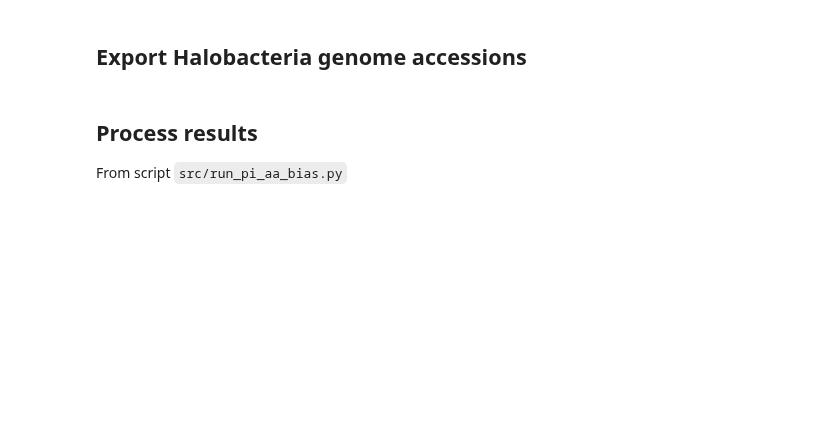
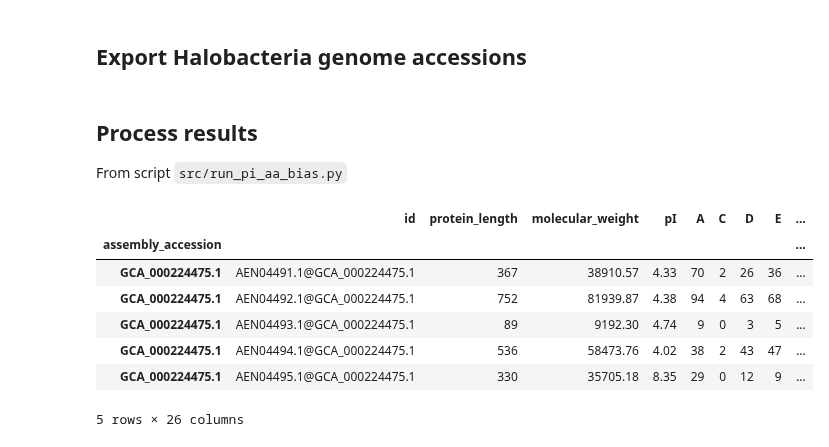
Before and after one commit to srom/archaea-vs-bacteria, a Jupyter notebook: notebook/halobacteria_bias.ipynb, the cells around one changed output. Drawn from its saved outputs; the diff is of its cells as text; code cells hidden in the pictures; blank space fills up the shorter version.

```diff
--- a/notebook/halobacteria_bias.ipynb
+++ b/notebook/halobacteria_bias.ipynb
@@ -37,3 +59,29 @@ pd.DataFrame.from_dict({
 ## Process results
 
 From script `src/run_pi_aa_bias.py`
+# %%
+bias_df = pd.read_csv(data_folder / 'halobacteria_bias' / 'Halobacteria_proteins_pI_aa.csv.gz')
+bias_df['assembly_accession'] = bias_df['id'].apply(lambda v: v.split('@')[1])
+bias_df = pd.merge(
+    bias_df,
+    signalp[['id', 'signal_peptide']],
+    on='id',
+    how='left',
+)
+bias_df = pd.merge(
+    bias_df,
+    pgh_proteins[['id', 'pgh_architecture']],
+    on='id',
+    how='left',
+)
+bias_df = bias_df.sort_values(['assembly_accession', 'id']).set_index('assembly_accession')
+bias_df.head()
+# %% [output]
+|  | id | protein_length | molecular_weight | pI | A | C | D | E | ... |
+| assembly_accession |  |  |  |  |  |  |  |  | ... |
+| GCA_000224475.1 | AEN04491.1@GCA_000224475.1 | 367 | 38910.57 | 4.33 | 70 | 2 | 26 | 36 | ... |
+| GCA_000224475.1 | AEN04492.1@GCA_000224475.1 | 752 | 81939.87 | 4.38 | 94 | 4 | 63 | 68 | ... |
+| GCA_000224475.1 | AEN04493.1@GCA_000224475.1 | 89 | 9192.30 | 4.74 | 9 | 0 | 3 | 5 | ... |
+| GCA_000224475.1 | AEN04494.1@GCA_000224475.1 | 536 | 58473.76 | 4.02 | 38 | 2 | 43 | 47 | ... |
+| GCA_000224475.1 | AEN04495.1@GCA_000224475.1 | 330 | 35705.18 | 8.35 | 29 | 0 | 12 | 9 | ... |
+5 rows × 26 columns
```
Also changed, not shown: parts of 10 cells of this notebook, 3 other files.
